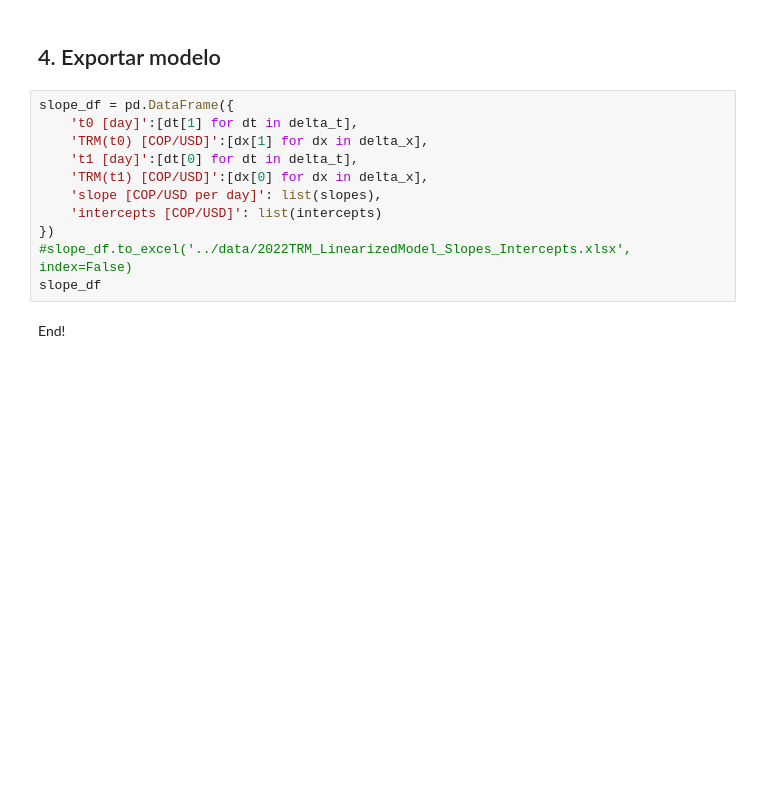
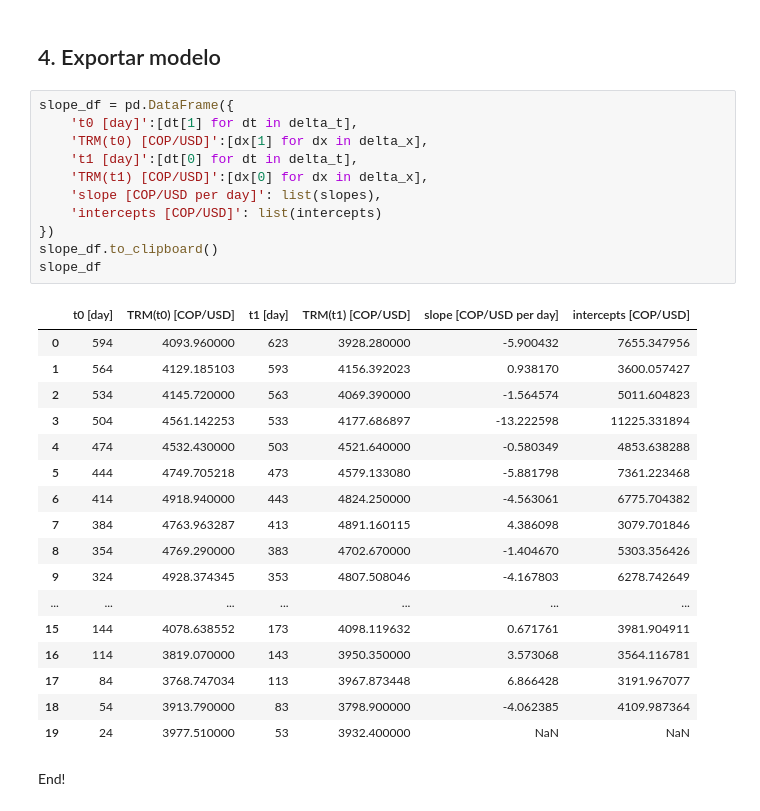
Before and after one commit to davidalejandromiranda/DataAnalytics, a Jupyter notebook: notebooks/TRM_linearization.ipynb, the cells around one changed output. Saved outputs shown, nothing was run; the diff lists cells and outputs as text; blank space fills up the shorter version.

Commit message:
JN updated, new data too

```diff
--- a/notebooks/TRM_linearization.ipynb
+++ b/notebooks/TRM_linearization.ipynb
@@ -161,13 +201,31 @@ _ = plt.ylim(3500, 5500)
 # %%
 slope_df = pd.DataFrame({
     't0 [day]':[dt[1] for dt in delta_t],
     'TRM(t0) [COP/USD]':[dx[1] for dx in delta_x],
     't1 [day]':[dt[0] for dt in delta_t],
     'TRM(t1) [COP/USD]':[dx[0] for dx in delta_x],
     'slope [COP/USD per day]': list(slopes),
     'intercepts [COP/USD]': list(intercepts)
 })
-#slope_df.to_excel('../data/2022TRM_LinearizedModel_Slopes_Intercepts.xlsx', index=False)
+slope_df.to_clipboard()
 slope_df
+# %% [output]
+|  | t0 [day] | TRM(t0) [COP/USD] | t1 [day] | TRM(t1) [COP/USD] | slope [COP/USD per day] | intercepts [COP/USD] |
+| 0 | 594 | 4093.960000 | 623 | 3928.280000 | -5.900432 | 7655.347956 |
+| 1 | 564 | 4129.185103 | 593 | 4156.392023 | 0.938170 | 3600.057427 |
+| 2 | 534 | 4145.720000 | 563 | 4069.390000 | -1.564574 | 5011.604823 |
+| 3 | 504 | 4561.142253 | 533 | 4177.686897 | -13.222598 | 11225.331894 |
+| 4 | 474 | 4532.430000 | 503 | 4521.640000 | -0.580349 | 4853.638288 |
+| 5 | 444 | 4749.705218 | 473 | 4579.133080 | -5.881798 | 7361.223468 |
+| 6 | 414 | 4918.940000 | 443 | 4824.250000 | -4.563061 | 6775.704382 |
+| 7 | 384 | 4763.963287 | 413 | 4891.160115 | 4.386098 | 3079.701846 |
+| 8 | 354 | 4769.290000 | 383 | 4702.670000 | -1.404670 | 5303.356426 |
+| 9 | 324 | 4928.374345 | 353 | 4807.508046 | -4.167803 | 6278.742649 |
+| ... | ... | ... | ... | ... | ... | ... |
+| 15 | 144 | 4078.638552 | 173 | 4098.119632 | 0.671761 | 3981.904911 |
+| 16 | 114 | 3819.070000 | 143 | 3950.350000 | 3.573068 | 3564.116781 |
+| 17 | 84 | 3768.747034 | 113 | 3967.873448 | 6.866428 | 3191.967077 |
+| 18 | 54 | 3913.790000 | 83 | 3798.900000 | -4.062385 | 4109.987364 |
+| 19 | 24 | 3977.510000 | 53 | 3932.400000 | NaN | NaN |
 # %% [markdown]
 End!
```
Also changed, not shown: parts of 14 cells of this notebook, 2 other files.
